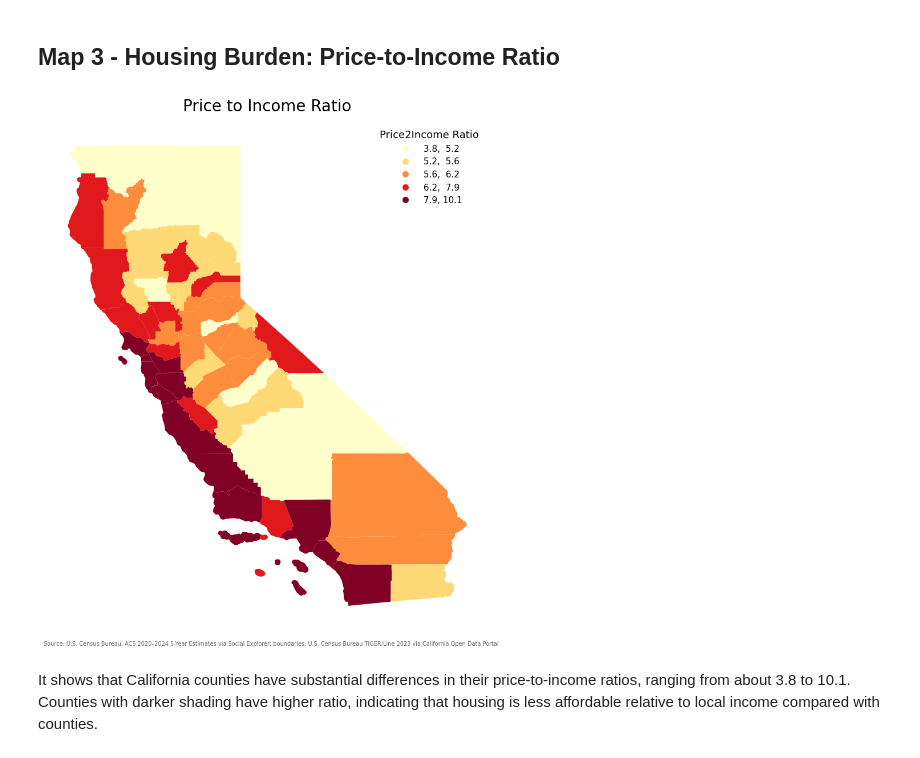
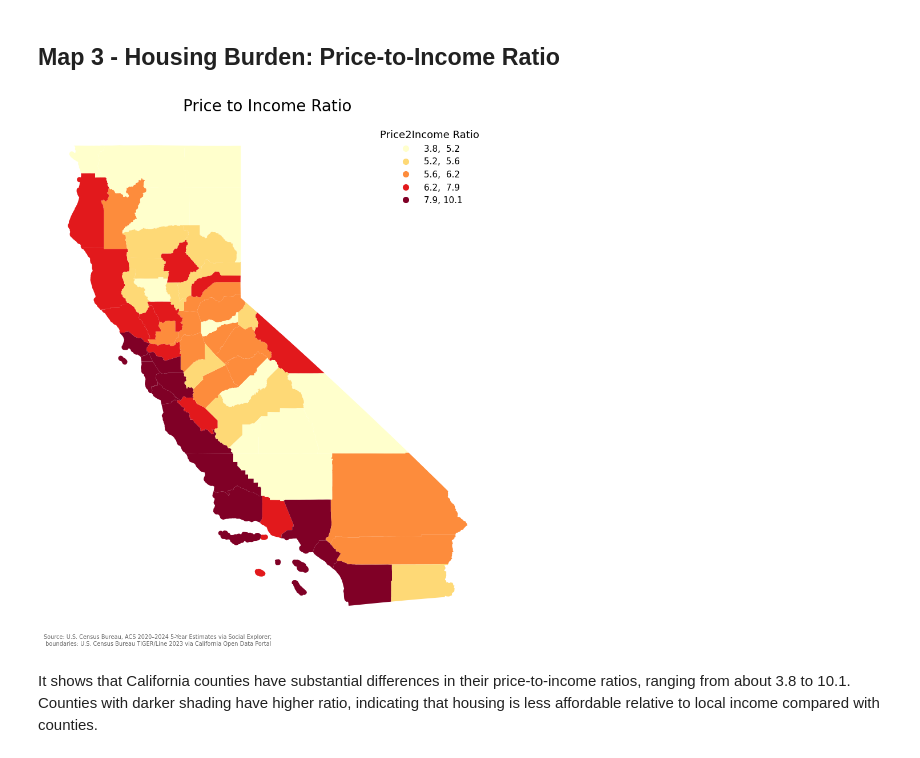
Before and after one commit to HowardChen0211/gisPy, a Jupyter notebook: ProblemSets_map.ipynb, the cells around one changed output. Saved outputs shown, nothing was run; the diff lists cells and outputs as text; code cells hidden in the pictures.

```diff
--- a/ProblemSets_map.ipynb
+++ b/ProblemSets_map.ipynb
@@ -609,35 +613,35 @@ Three counties (Alpine, Sierra, Modoc) have fewer than 5,000 people in the labor
 # %%
 # Source: https://geopandas.org/en/stable/docs/user_guide/mapping.html
 
 fig, ax = plt.subplots(1, 1, figsize=(8, 10))
 
 gdf.plot(
     ax=ax,
     column="Price2Income", # Data to plot
     cmap='YlOrRd', # color palette
     legend=True,
     scheme='quantiles', # k = 5, Number of classes defalut is 5
     linewidth=0.5,
     legend_kwds={"title": "Price2Income Ratio", 'fmt': '{:.1f}', 'loc': 'upper right',
                   'markerscale': 0.8, 'frameon': False, 'fontsize': 11, "title_fontsize": 13, 'edgecolor':"black"}
 )
 
 ax.set_title("Price to Income Ratio",
              fontsize=20, pad=14)
 
 
 fig.text(0.01, 0.02,
          'Source: U.S. Census Bureau, ACS 2020–2024 5-Year Estimates via Social Explorer; '
-         'boundaries: U.S. Census Bureau TIGER/Line 2023 via California Open Data Portal',
+         '\n boundaries: U.S. Census Bureau TIGER/Line 2023 via California Open Data Portal',
          fontsize=7, color='#666666')
 
 ax.set_axis_off()
 ax.set_xticks([])
 ax.set_yticks([])
 fig.tight_layout()
 plt.show()
 # %% [output]
-[figure, old version]
+[figure, new version]
 # %% [markdown]
 It shows that California counties have substantial differences in their price-to-income ratios, ranging from about 3.8 to 10.1. Counties with darker shading have higher ratio, indicating that housing is less affordable relative to local income compared with counties.
 # %%
```
Also changed, not shown: parts of 1 cell of this notebook.
